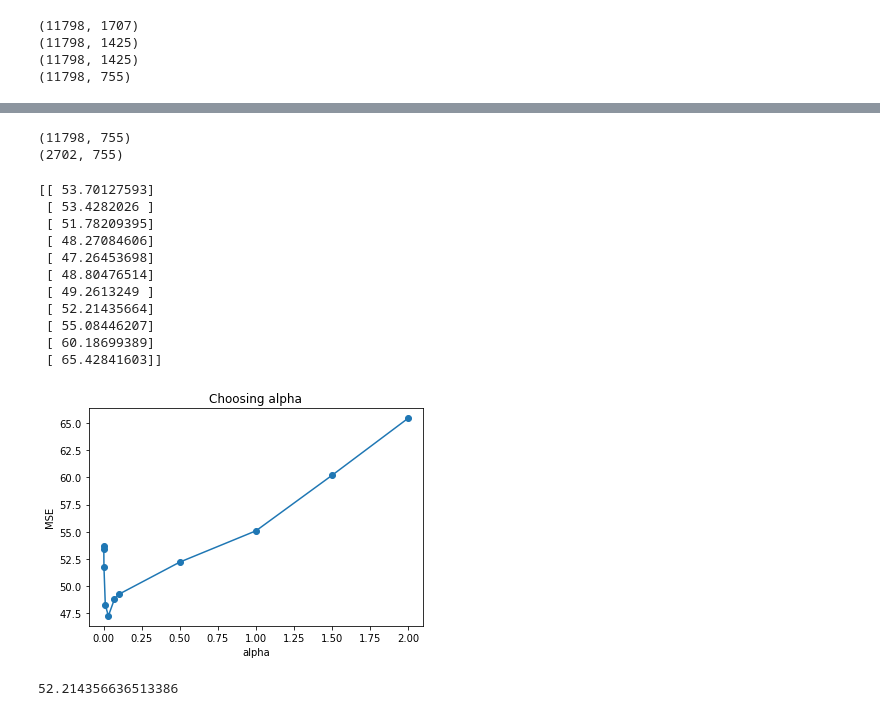
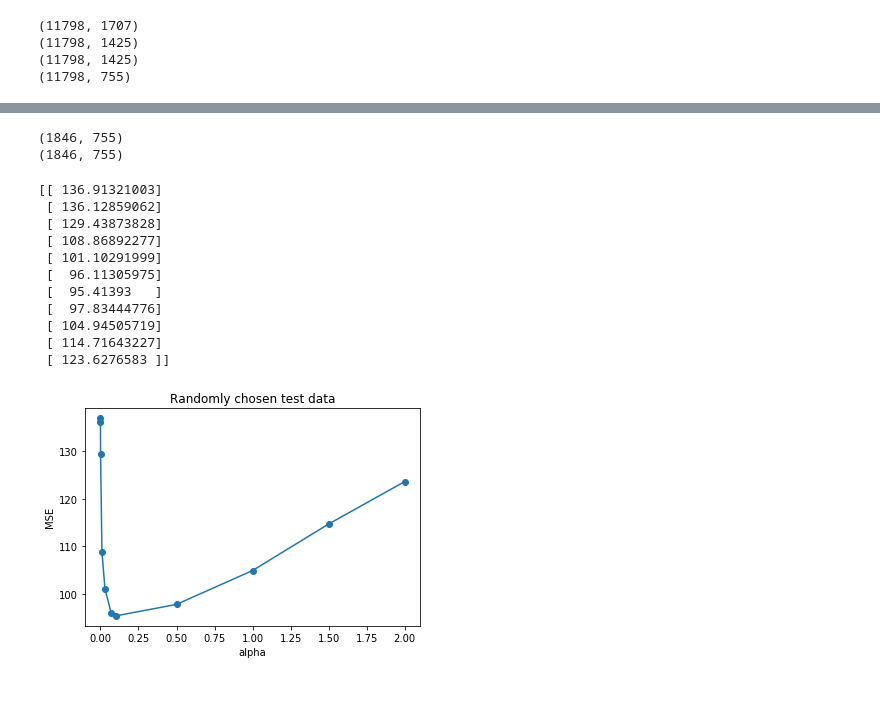
Before and after one commit to conservasian/opi-nope, a Jupyter notebook: compile_data.ipynb, the cells around one changed output, grey strips where cells are left out. Drawn from its saved outputs; the diff is of its cells as text; code cells hidden in the pictures.

```diff
--- a/compile_data.ipynb
+++ b/compile_data.ipynb
@@ -368,16 +337,12 @@ for z in np.arange(len(object_variables)):
 # %%
-# remove rows from years before 2014
+# remove rows from years before 2014 because we are only able to process census data from 2015/2016
 print(data.shape)
 
 years = data.index.get_level_values('year')
 
-small_years = years < 2014.0
+small_years = years < 2015.0
 data = data.drop(data[small_years].index, inplace=False)
-
-print(data.shape)
-
-#test = data.drop(features['year'] < 2014.0,   inplace=False)
 # %% [output]
-(11798, 755)
-(2702, 755)
+(1846, 755)
+(1846, 755)
 # %%
@@ -392,50 +357,41 @@ response = data['Crude Rate']
 features = data.drop('Crude Rate', axis=1, inplace = False)
 features = features.drop('year_keep', axis=1, inplace = False)
 # %%
-# separate the data into a train and dev set
+# separate the data into a 50% train and 50% test set
 
-trainX, devX, trainY, devY = model_selection.train_test_split(preprocessing.scale(features), response, test_size=0.1, random_state=94305)
+trainX, devX, trainY, devY = model_selection.train_test_split(preprocessing.scale(features), response, test_size=0.5, random_state=94305)
 # %%
-# fit linear regression
+# fit lasso regression
 
+
+# test a range of alpha parameters
 alpha = [0.00001, 0.0001,0.001,0.01,0.03, 0.07,0.1,0.5,1, 1.5, 2]
 mse = np.zeros((len(alpha),1))
 for i in np.arange(len(alpha)):
     lreg = linear_model.Lasso(alpha = alpha[i], max_iter=10000)
     lreg.fit(trainX, trainY)
 
     pred = lreg.predict(devX)
 
     mse[i] = np.mean((pred - devY)**2)
 print(mse)
 plt.figure()
 plt.plot(alpha, mse, 'o-')
 plt.xlabel('alpha')
 plt.ylabel('MSE')
-plt.title('Choosing alpha')
+plt.title('Randomly chosen test data')
 plt.savefig('choosing_alpha')
 # %% [output]
-[[ 53.70127593]
- [ 53.4282026 ]
- [ 51.78209395]
- [ 48.27084606]
- [ 47.26453698]
- [ 48.80476514]
- [ 49.2613249 ]
- [ 52.21435664]
- [ 55.08446207]
- [ 60.18699389]
- [ 65.42841603]]
+[[ 136.91321003]
+ [ 136.12859062]
+ [ 129.43873828]
+ [ 108.86892277]
+ [ 101.10291999]
+ [  96.11305975]
+ [  95.41393   ]
+ [  97.83444776]
+ [ 104.94505719]
+ [ 114.71643227]
+ [ 123.6276583 ]]
-[figure, old version]
+[figure, new version]
-# %%
-# fit linear regression
-lreg = linear_model.Lasso(alpha = 0.5, max_iter=10000)
-lreg.fit(trainX, trainY)
-
-pred = lreg.predict(devX)
-
-mse = np.mean((pred - devY)**2)
-print(mse)
-# %% [output]
-52.214356636513386
 # %%
```
Also changed, not shown: parts of 26 cells of this notebook.
